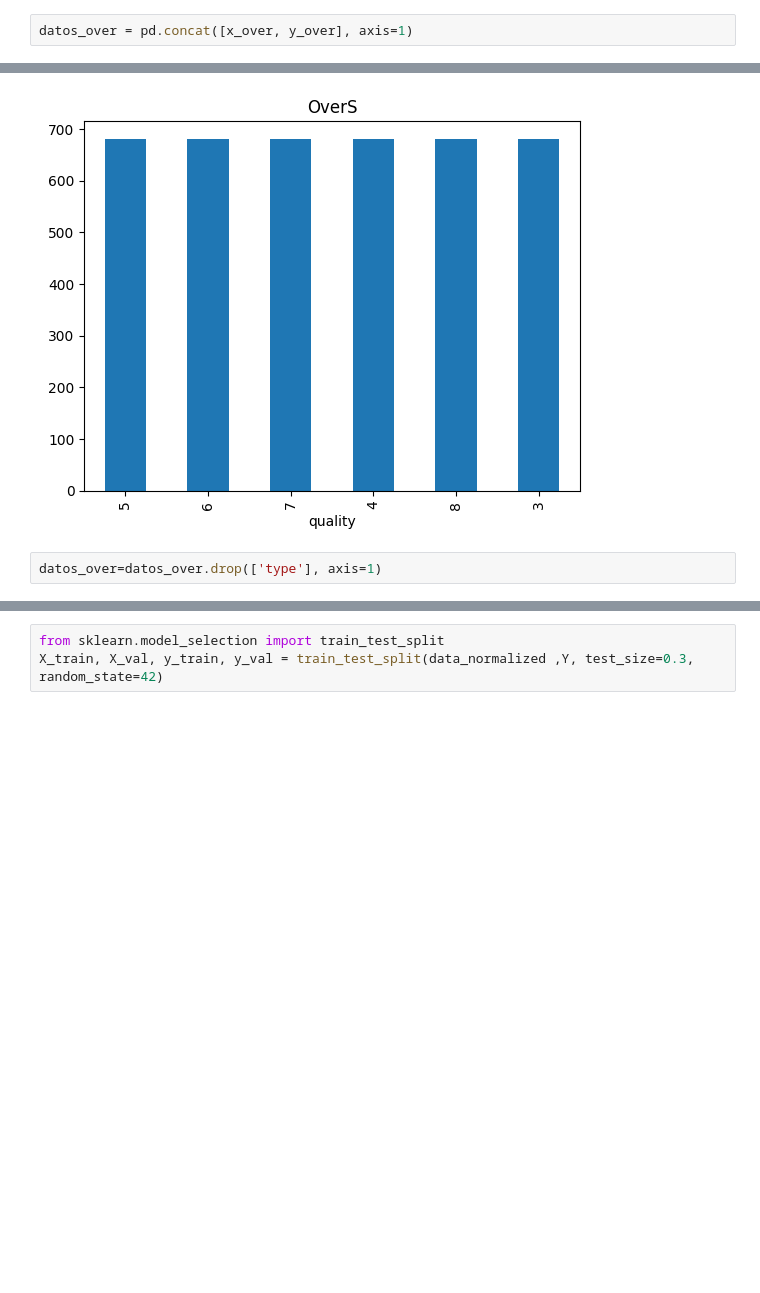
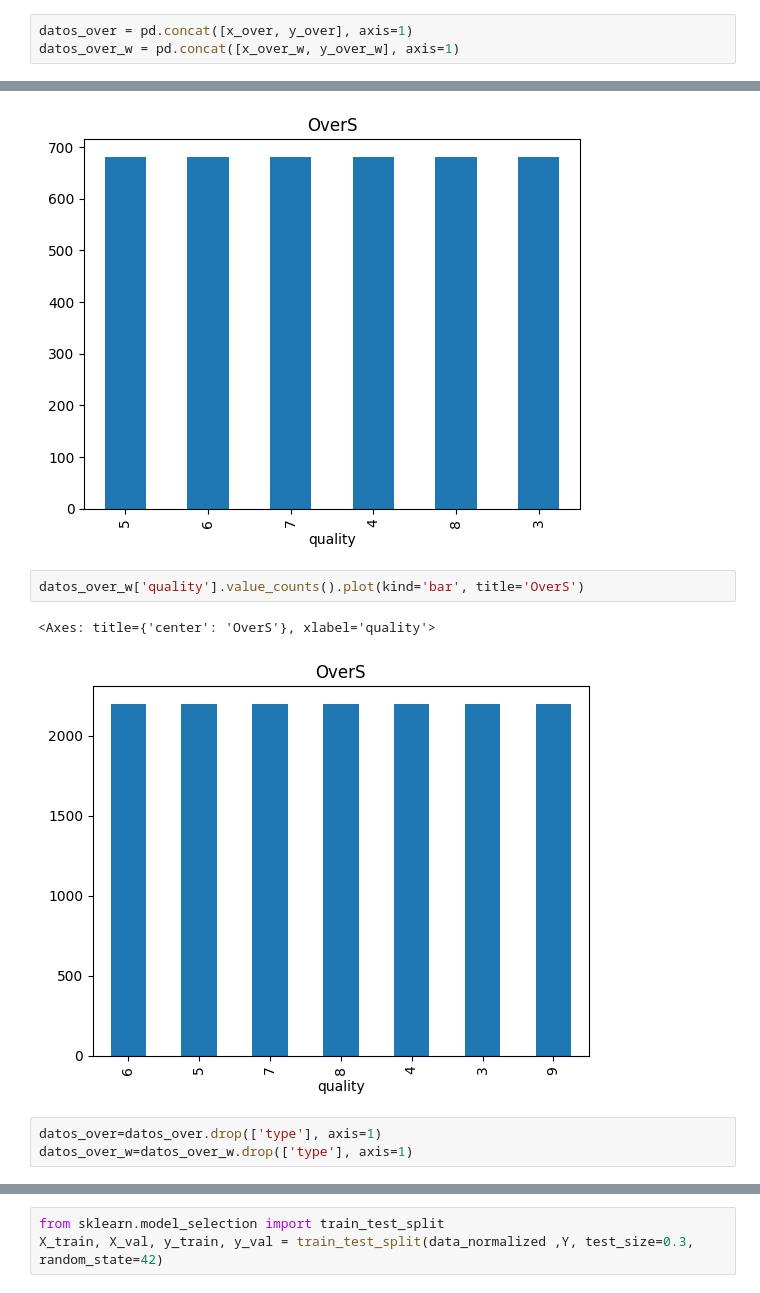
Before and after one commit to Eriik12/PROYECTO, a Jupyter notebook: VINO/OverVinoTinto.ipynb, the cells around one changed output, grey strips where cells are left out. Saved outputs shown, nothing was run; the diff lists cells and outputs as text; blank space fills up the shorter version.

```diff
--- a/VINO/OverVinoTinto.ipynb
+++ b/VINO/OverVinoTinto.ipynb
@@ -43,6 +46,7 @@ np.unique(y_over, return_counts=True)
  array([681, 681, 681, 681, 681, 681], dtype=int64))
 # %%
 datos_over = pd.concat([x_over, y_over], axis=1)
+datos_over_w = pd.concat([x_over_w, y_over_w], axis=1)
 # %%
 datos_over
 # %% [output]
@@ -75,8 +97,14 @@ datos_over['quality'].value_counts().plot(kind='bar', title='OverS')
 # %% [output]
 <Axes: title={'center': 'OverS'}, xlabel='quality'>
 [figure]
+# %%
+datos_over_w['quality'].value_counts().plot(kind='bar', title='OverS')
+# %% [output]
+<Axes: title={'center': 'OverS'}, xlabel='quality'>
+[figure, added]
 # %%
 datos_over=datos_over.drop(['type'], axis=1)
+datos_over_w=datos_over_w.drop(['type'], axis=1)
 # %%
 datos_over
 # %% [output]
```
Also changed, not shown: parts of 15 cells of this notebook, 1 other file.
